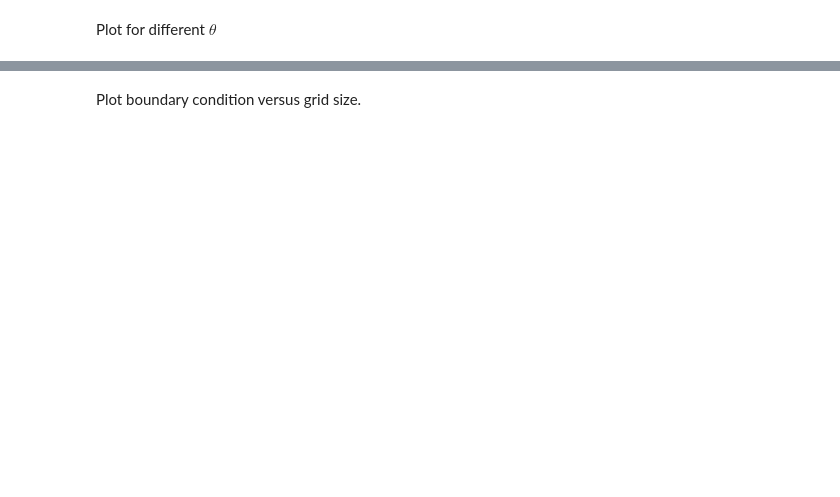
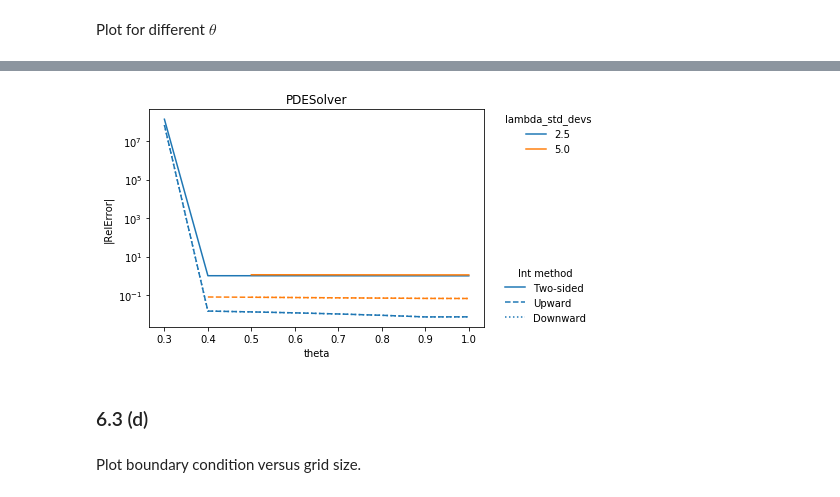
Before and after one commit to sschlenkrich/QuantLibPython, a Jupyter notebook: hom62.ipynb, the cells around one changed output, grey strips where cells are left out. Cells and saved outputs as stored; diff of their text form; code cells hidden in the pictures; blank space fills up the shorter version.

```diff
--- a/hom62.ipynb
+++ b/hom62.ipynb
@@ -656,7 +689,7 @@ Plot for different $\theta$
 %%timeit -r 1
 %%capture
 table,time_table = compute_integration2_multiple(
-    lambda_std_devs=[2.5],
+    lambda_std_devs=[2.5,5],
     n_grid_points=[101],
     hs=[10**(-10)],
     theta=[i/10 for i in range(3,11,1)],
@@ -666,10 +701,14 @@ table,time_table = compute_integration2_multiple(
 # %%
 plotRelativeError2(
     table,'I',
-    leg1='n_grid_points',leg2=None,title='PDESolver',
+    leg1='lambda_std_devs',leg2=None,title='PDESolver',
     x_axis='theta',x_axis_label='theta',
     x_log_scale=False
 )
+# %% [output]
+[figure, added]
+# %% [markdown]
+### 6.3 (d)
 # %% [markdown]
 Plot boundary condition versus grid size.
 # %%
```
Also changed, not shown: parts of 20 cells of this notebook.
